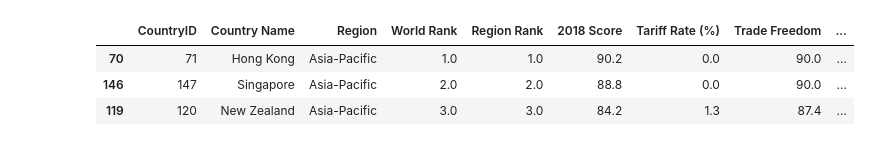
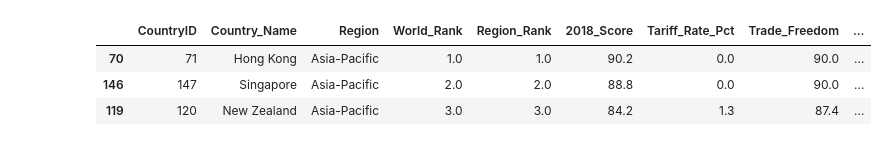
Before and after one commit to hannahlyon/schengen-visa-issuance-statistics, a Jupyter notebook: eda.ipynb, the cells around one changed output. Saved outputs shown, nothing was run; the diff lists cells and outputs as text; code cells hidden in the pictures.

Commit message:
cleaned data

```diff
--- a/eda.ipynb
+++ b/eda.ipynb
@@ -69,15 +91,32 @@ array(['ALBANIA', 'ALGERIA', 'ARGENTINA', 'AUSTRALIA', 'AZERBAIJAN',
 # %%
+# read in dfs
 efi_2018 = pd.read_csv('index2018_data.csv')
 efi_2018.sort_values(by = ['2018 Score'], ascending = False, inplace = True)
+efi_2017 = pd.read_csv('index2017_data.csv')
+efi_2017.sort_values(by = ['2017 Score'], ascending = False, inplace = True)
 # %%
+# clean columns
 efi_columns = ['CountryID', 'Country Name', 'Region', 'World Rank', 'Region Rank', \
                '2018 Score', 'Tariff Rate (%)', 'Trade Freedom', 'Population (Millions)', \
               'GDP (Billions, PPP)', 'GDP per Capita (PPP)', 'FDI Inflow (Millions)', \
                'Unemployment (%)', 'Inflation (%)', 'Public Debt (% of GDP)']
+efi_columns2 = ['CountryID', 'Country Name', 'Region', 'World Rank', 'Region Rank', \
+               '2017 Score', 'Tariff Rate (%)', 'Trade Freedom', 'Population (Millions)', \
+              'GDP (Billions, PPP)', 'GDP per Capita (PPP)', 'FDI Inflow (Millions)', \
+               'Unemployment (%)', 'Inflation (%)', 'Public Debt (% of GDP)']
 efi_2018 = efi_2018[efi_columns]
+efi_2017 = efi_2017[efi_columns2]
+efi_2018.columns = ['CountryID', 'Country_Name', 'Region', 'World_Rank', 'Region_Rank', \
+               '2018_Score', 'Tariff_Rate_Pct', 'Trade_Freedom', 'Population_MM', \
+              'GDP_Billions_PPP', 'GDP_per_Capita_PPP', 'FDI_Inflow_MM', \
+               'Unemployment_Pct', 'Inflation_Pct', 'Public_Debt_PctofGDP']
+efi_2017.columns = ['CountryID', 'Country_Name', 'Region', 'World_Rank', 'Region_Rank', \
+               '2017_Score', 'Tariff_Rate_Pct', 'Trade_Freedom', 'Population_MM', \
+              'GDP_Billions_PPP', 'GDP_per_Capita_PPP', 'FDI_Inflow_MM', \
+               'Unemployment_Pct', 'Inflation_Pct', 'Public_Debt_PctofGDP']
 efi_2018.head(3)
 # %% [output]
-|  | CountryID | Country Name | Region | World Rank | Region Rank | 2018 Score | Tariff Rate (%) | Trade Freedom | ... |
+|  | CountryID | Country_Name | Region | World_Rank | Region_Rank | 2018_Score | Tariff_Rate_Pct | Trade_Freedom | ... |
 | 70 | 71 | Hong Kong | Asia-Pacific | 1.0 | 1.0 | 90.2 | 0.0 | 90.0 | ... |
 | 146 | 147 | Singapore | Asia-Pacific | 2.0 | 2.0 | 88.8 | 0.0 | 90.0 | ... |
 | 119 | 120 | New Zealand | Asia-Pacific | 3.0 | 3.0 | 84.2 | 1.3 | 87.4 | ... |
```
Also changed, not shown: parts of 23 cells of this notebook.
